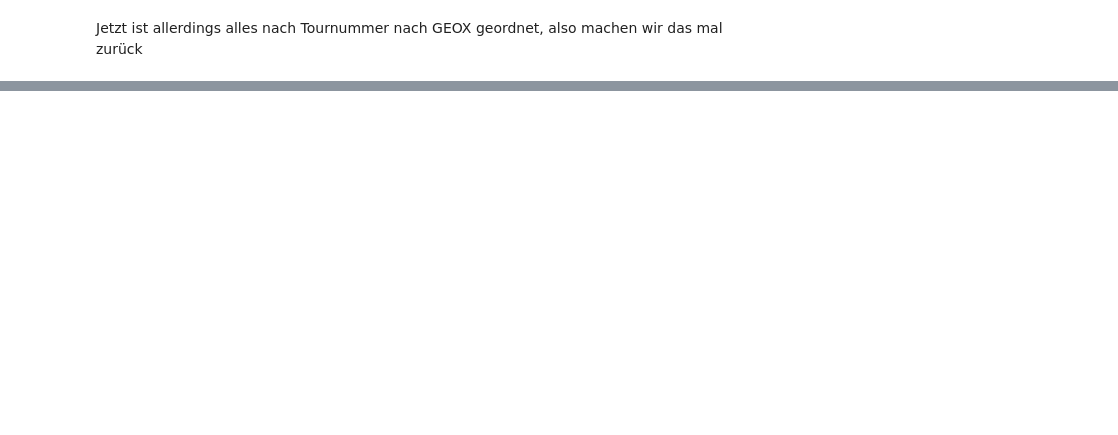
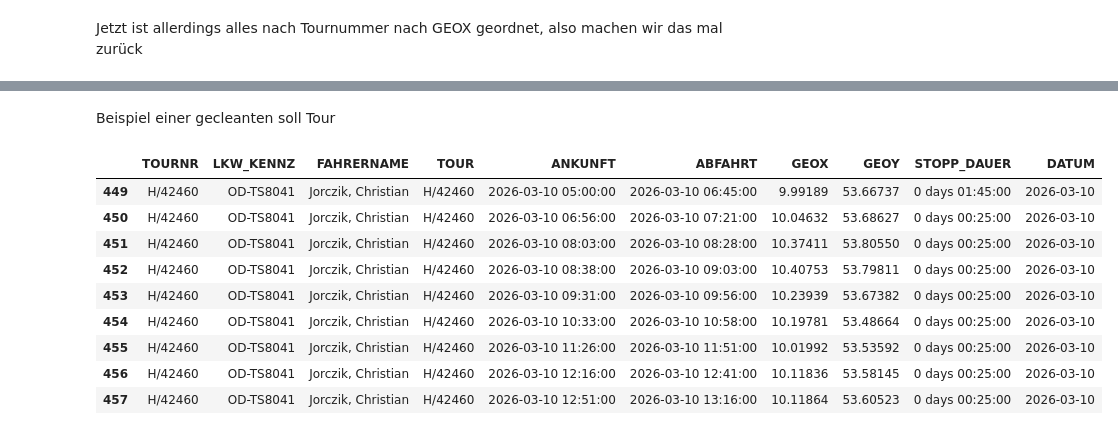
Before and after one commit to junguy01/transport_optimization, a Jupyter notebook: Application_neustes.ipynb, the cells around one changed output, grey strips where cells are left out. Drawn from its saved outputs; the diff is of its cells as text; code cells hidden in the pictures; blank space fills up the shorter version.

```diff
--- a/Application_neustes.ipynb
+++ b/Application_neustes.ipynb
@@ -941,0 +1027,15 @@ df_final[df_final['TOURNR'] == "H/42380"]
+# %% [markdown]
+Beispiel einer gecleanten soll Tour
+# %%
+df_soll_final[df_soll_final['TOURNR'] == "H/42460"]
+# %% [output]
+|  | TOURNR | LKW_KENNZ | FAHRERNAME | TOUR | ANKUNFT | ABFAHRT | GEOX | GEOY | STOPP_DAUER | DATUM |
+| 449 | H/42460 | OD-TS8041 | Jorczik, Christian | H/42460 | 2026-03-10 05:00:00 | 2026-03-10 06:45:00 | 9.99189 | 53.66737 | 0 days 01:45:00 | 2026-03-10 |
+| 450 | H/42460 | OD-TS8041 | Jorczik, Christian | H/42460 | 2026-03-10 06:56:00 | 2026-03-10 07:21:00 | 10.04632 | 53.68627 | 0 days 00:25:00 | 2026-03-10 |
+| 451 | H/42460 | OD-TS8041 | Jorczik, Christian | H/42460 | 2026-03-10 08:03:00 | 2026-03-10 08:28:00 | 10.37411 | 53.80550 | 0 days 00:25:00 | 2026-03-10 |
+| 452 | H/42460 | OD-TS8041 | Jorczik, Christian | H/42460 | 2026-03-10 08:38:00 | 2026-03-10 09:03:00 | 10.40753 | 53.79811 | 0 days 00:25:00 | 2026-03-10 |
+| 453 | H/42460 | OD-TS8041 | Jorczik, Christian | H/42460 | 2026-03-10 09:31:00 | 2026-03-10 09:56:00 | 10.23939 | 53.67382 | 0 days 00:25:00 | 2026-03-10 |
+| 454 | H/42460 | OD-TS8041 | Jorczik, Christian | H/42460 | 2026-03-10 10:33:00 | 2026-03-10 10:58:00 | 10.19781 | 53.48664 | 0 days 00:25:00 | 2026-03-10 |
+| 455 | H/42460 | OD-TS8041 | Jorczik, Christian | H/42460 | 2026-03-10 11:26:00 | 2026-03-10 11:51:00 | 10.01992 | 53.53592 | 0 days 00:25:00 | 2026-03-10 |
+| 456 | H/42460 | OD-TS8041 | Jorczik, Christian | H/42460 | 2026-03-10 12:16:00 | 2026-03-10 12:41:00 | 10.11836 | 53.58145 | 0 days 00:25:00 | 2026-03-10 |
+| 457 | H/42460 | OD-TS8041 | Jorczik, Christian | H/42460 | 2026-03-10 12:51:00 | 2026-03-10 13:16:00 | 10.11864 | 53.60523 | 0 days 00:25:00 | 2026-03-10 |
```
Also changed, not shown: parts of 9 cells of this notebook.
